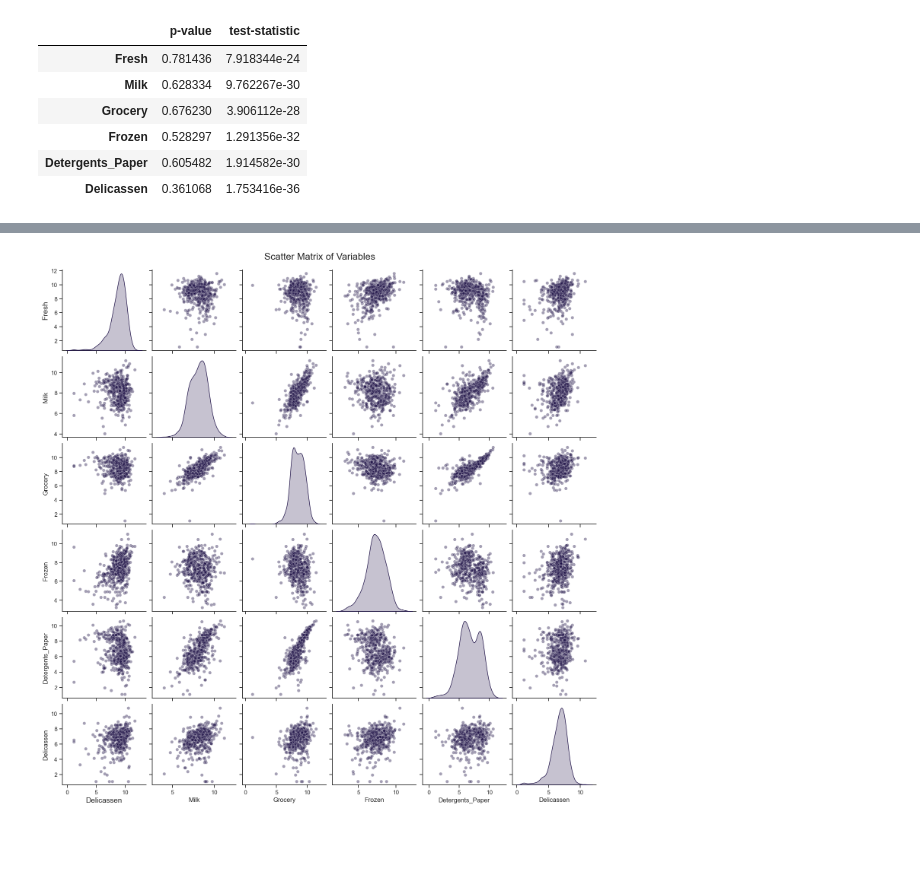
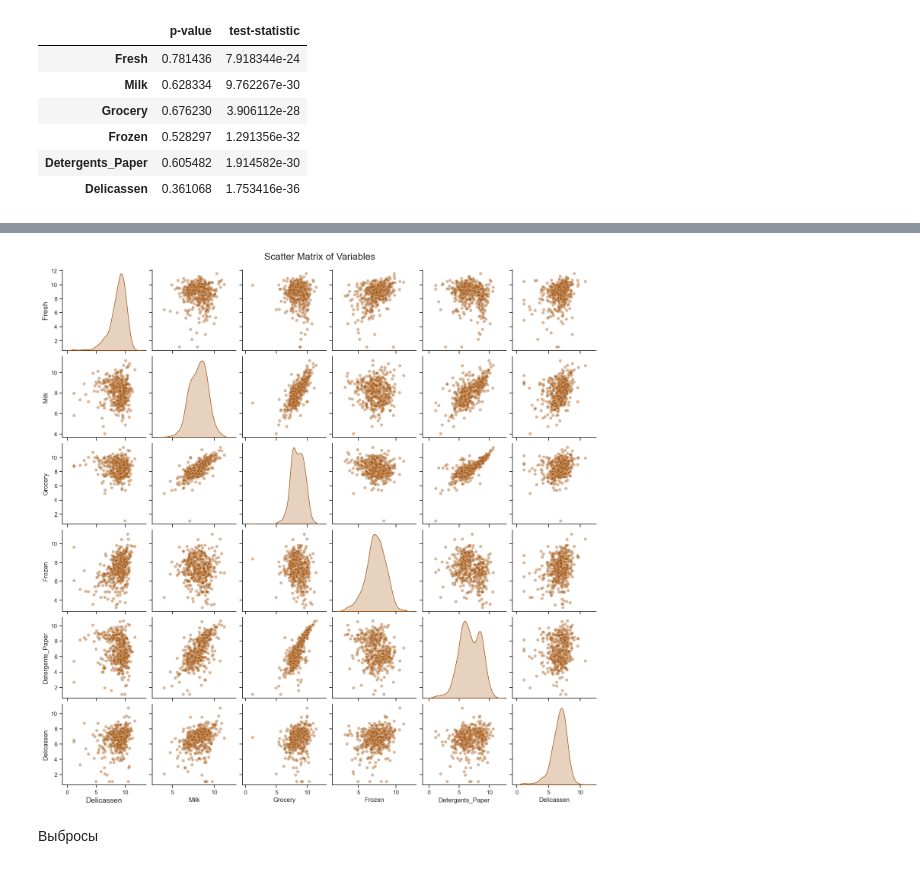
Before and after one commit to Awesome-autumn-weirdo/-------------, a Jupyter notebook: cust_segm.ipynb, the cells around one changed output, grey strips where cells are left out. Cells and saved outputs as stored; diff of their text form; code cells hidden in the pictures; blank space fills up the shorter version.

```diff
--- a/cust_segm.ipynb
+++ b/cust_segm.ipynb
@@ -171,11 +148,13 @@ plt.show()
 # %%
-custom_palette = sns.color_palette(['#1c0f45'])
+custom_palette = sns.color_palette(["#9f4c03"])
 sns.set(style='ticks', palette=custom_palette)
 scatter_matrix = sns.pairplot(df, diag_kind='kde', markers='o', plot_kws={'alpha': 0.4})
 plt.subplots_adjust(top=0.95)
 scatter_matrix.fig.suptitle('Scatter Matrix of Variables', fontsize=18)
 scatter_matrix.axes[0, 0].set_ylabel(df.columns[0], fontsize=14)
 scatter_matrix.axes[-1, 0].set_xlabel(df.columns[-1], fontsize=14)
 plt.show()
 # %% [output]
-[figure, old version]
+[figure, new version]
+# %% [markdown]
+Выбросы
```
Also changed, not shown: parts of 26 cells of this notebook, 3 other files.
